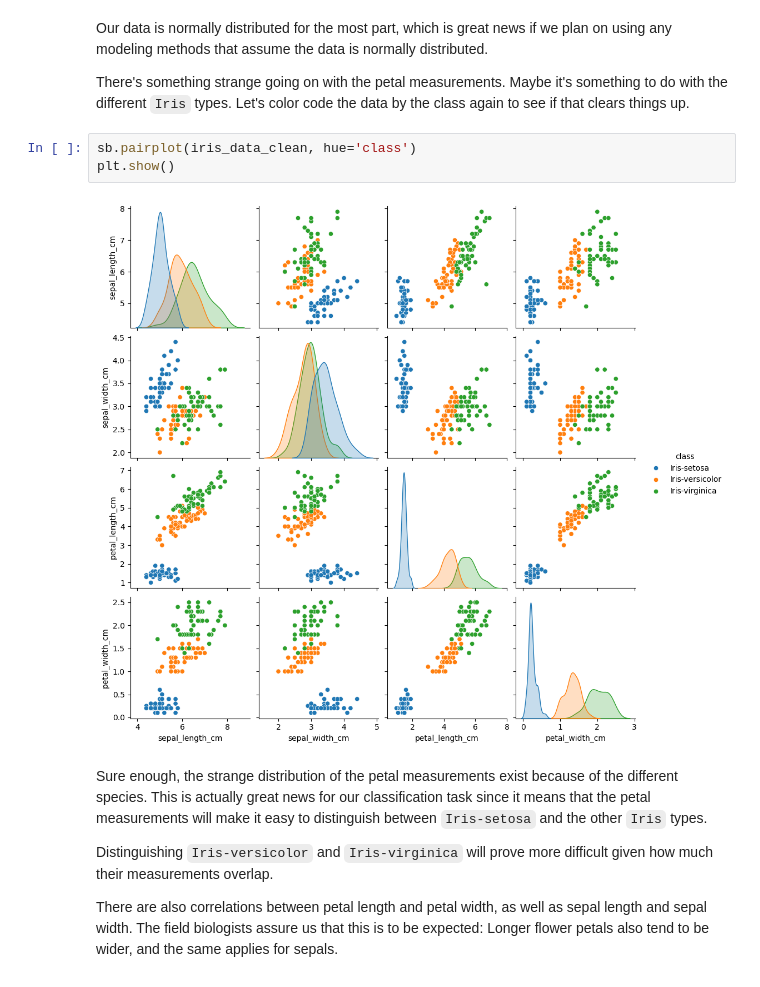
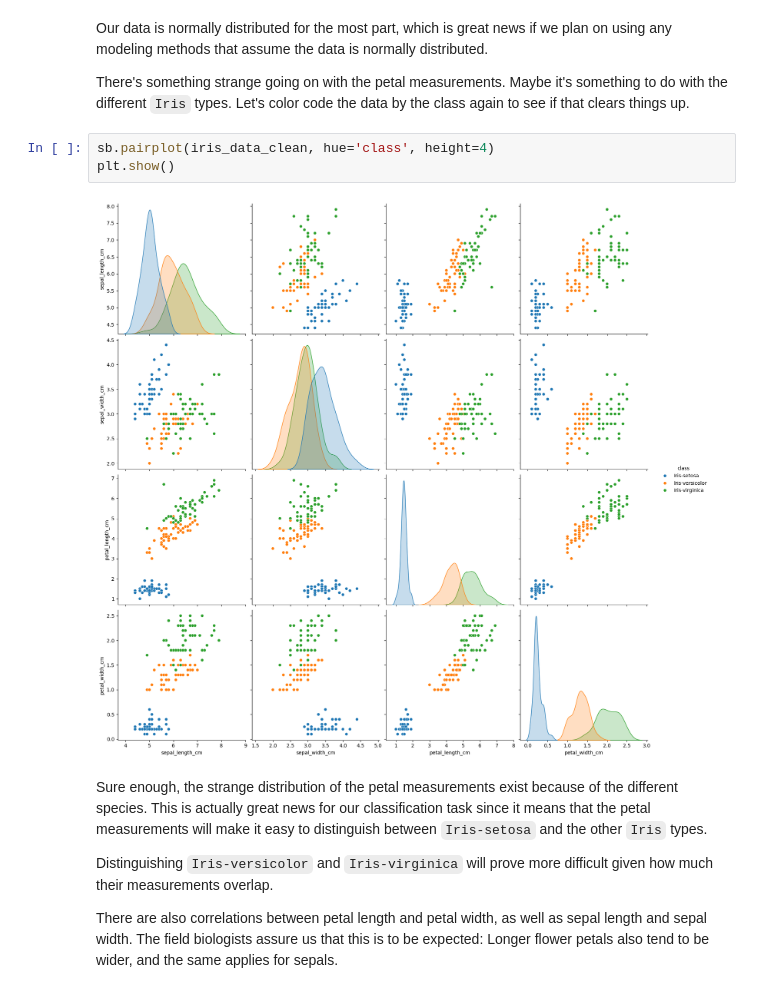
Before and after one commit to jrgreen7/SYSC4906, a Jupyter notebook: W2025/Tutorials/Tutorial-2_PrototypicalMachineLearningNotebook.ipynb, the cells around one changed output. Saved outputs shown, nothing was run; the diff lists cells and outputs as text.

```diff
--- a/W2025/Tutorials/Tutorial-2_PrototypicalMachineLearningNotebook.ipynb
+++ b/W2025/Tutorials/Tutorial-2_PrototypicalMachineLearningNotebook.ipynb
@@ -460,10 +464,10 @@ Our data is normally distributed for the most part, which is great news if we pl
 
 There's something strange going on with the petal measurements. Maybe it's something to do with the different `Iris` types. Let's color code the data by the class again to see if that clears things up.
 # %%
-sb.pairplot(iris_data_clean, hue='class')
+sb.pairplot(iris_data_clean, hue='class', height=4)
 plt.show()
 # %% [output]
-[figure, old version]
+[figure, new version]
 # %% [markdown]
 Sure enough, the strange distribution of the petal measurements exist because of the different species. This is actually great news for our classification task since it means that the petal measurements will make it easy to distinguish between `Iris-setosa` and the other `Iris` types.
 
```
Also changed, not shown: parts of 15 cells of this notebook, 2 other files.
